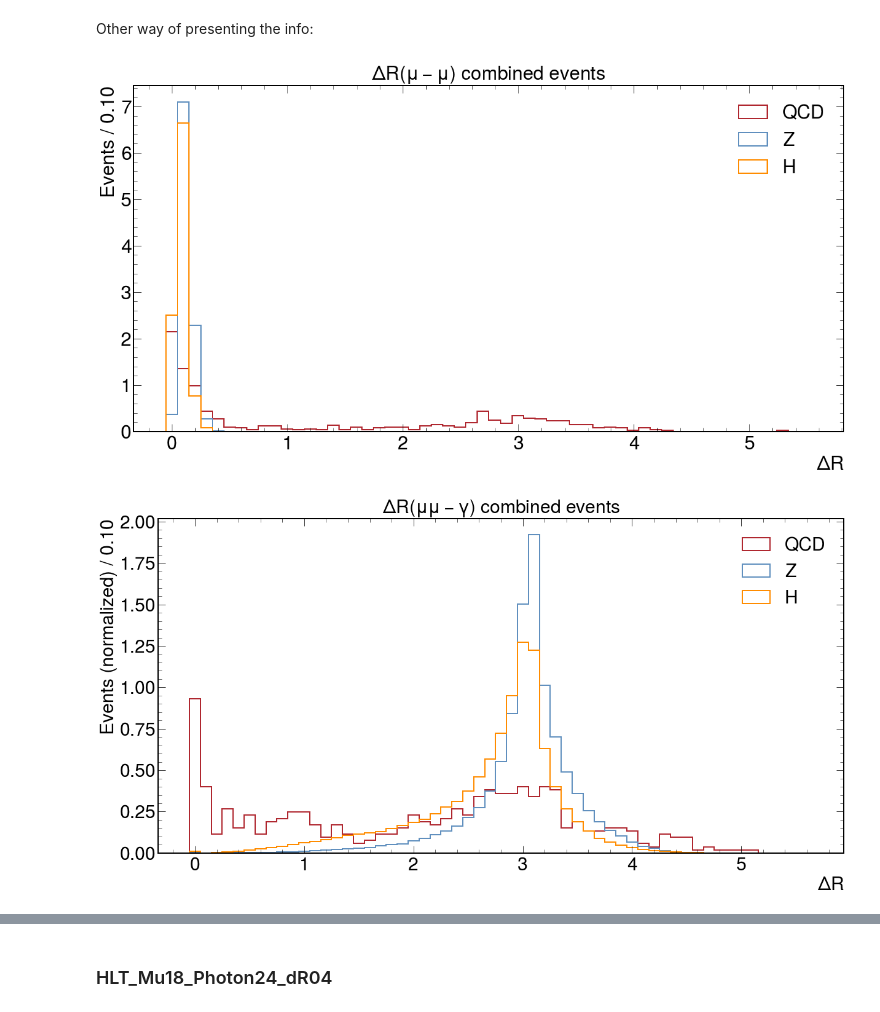
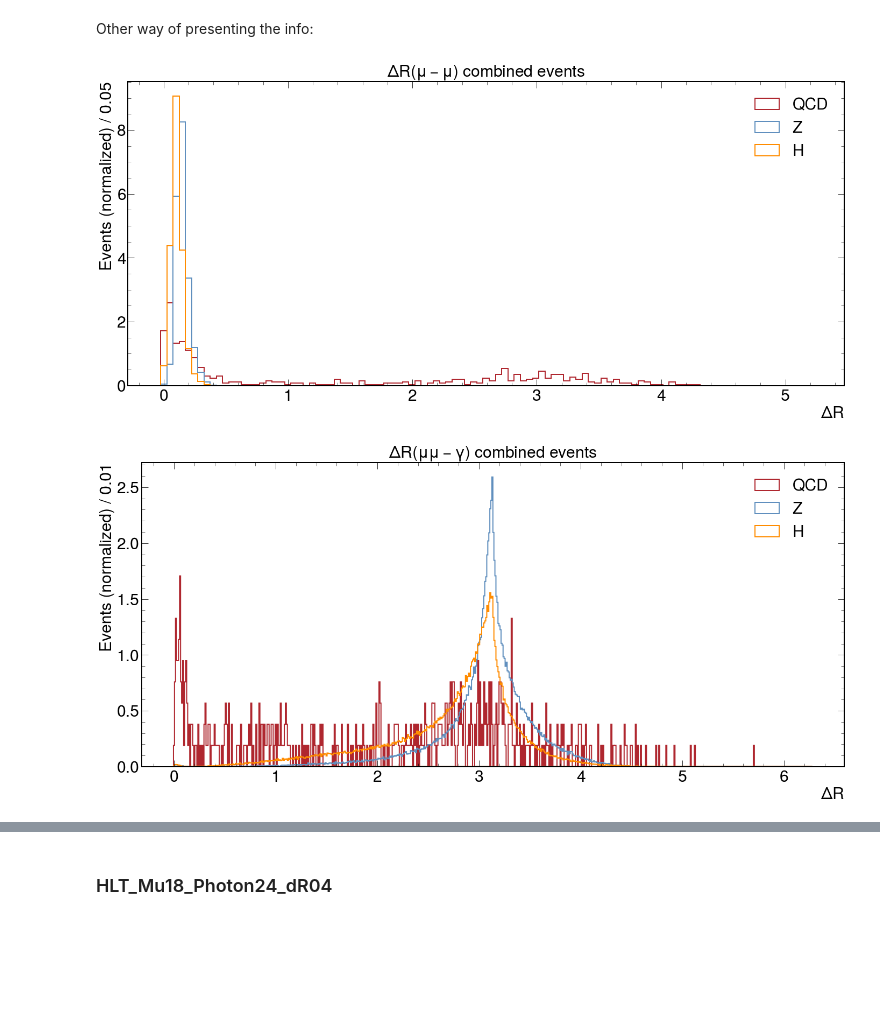
Before and after one commit to javivilladamigo/ResearchActivities, a Jupyter notebook: efficiencies.ipynb, the cells around one changed output, grey strips where cells are left out. Saved outputs shown, nothing was run; the diff lists cells and outputs as text; code cells hidden in the pictures; blank space fills up the shorter version.

Commit message:
increased binning of normalized histograms

```diff
--- a/efficiencies.ipynb
+++ b/efficiencies.ipynb
@@ -1207,9 +1207,9 @@ HorZ_H = H_events.HorZ[H_mask_kin]
 '''
 JPsi dR
 '''
-_min = 0
-_max = max(ak.max(JPsi_QCD.dR), ak.max(JPsi_Z.dR), ak.max(JPsi_H.dR))
-width = .1 # GeV
+_min = 0.
+_max = 5 * np.pi / 3. # max(ak.max(JPsi_QCD.dR), ak.max(JPsi_Z.dR), ak.max(JPsi_H.dR))
+width = 0.05 # GeV
 nbins = int(round((_max - _min) / width)) + 1
 xbins = np.linspace(_min, _max, nbins)
 
@@ -1265,11 +1265,12 @@ h, bins, _ = ax.hist(
 #ax.set_yscale("log")
 ax.tick_params(axis = 'both', which = 'major', labelsize = 30)
 ax.set_xlabel("$\Delta R$", fontsize = 30)
-ax.set_ylabel("Events / %.2f" % width, fontsize = 30)
+ax.set_ylabel("Events (normalized) / %.2f" % width, fontsize = 30)
 #ax.set_xlim(_min, _max)
 #ax.set_ylim(0, 12)
 ax.legend(loc = "best", fontsize = 30)
 ax.set_title("$\Delta R(\mu-\mu)$ combined events", fontsize = 30)
+fig.tight_layout()
 plt.savefig("plots/dR/dR_mumu_combined.pdf")
 
 
@@ -1286,9 +1287,9 @@ plt.savefig("plots/dR/dR_mumu_combined.pdf")
 '''
 ZH dR
 '''
-_min = 0
-_max = max(ak.max(HorZ_QCD.dR), ak.max(HorZ_Z.dR), ak.max(HorZ_H.dR))
-width = .1 # GeV
+_min = 0.
+_max = 2 * np.pi # max(ak.max(HorZ_QCD.dR), ak.max(HorZ_Z.dR), ak.max(HorZ_H.dR))
+width = 0.01 # GeV
 nbins = int(round((_max - _min) / width)) + 1
 xbins = np.linspace(_min, _max, nbins)
 
@@ -1325,32 +1326,33 @@ h, bins, _ = ax.hist(
     alpha = 1.,
     lw = 2.,
     label = 'Z',
     align = "left",
     density = True
     )
 
 h, bins, _ = ax.hist(
     _HorZ_dR_H,
     bins = xbins,
     histtype = 'stepfilled',
     ec = H_color,
     facecolor = "none",
     alpha = 1.,
     lw = 2.,
     label = 'H',
     align = "left",
     density = True
     )
 
 #ax.set_yscale("log")
 ax.tick_params(axis = 'both', which = 'major', labelsize = 30)
 ax.set_xlabel("$\Delta R$", fontsize = 30)
 ax.set_ylabel("Events (normalized) / %.2f" % width, fontsize = 30)
 #ax.set_xlim(_min, _max)
 #ax.set_ylim(0, 12)
 ax.legend(loc = "best", fontsize = 30)
 ax.set_title("$\Delta R(\mu\mu-\gamma)$ combined events", fontsize = 30)
+fig.tight_layout()
 plt.savefig("plots/dR/dR_mumuG_combined.pdf")
 # %% [output]
-[figure, old version]
+[figure, new version]
-[figure, old version]
+[figure, new version]
```
Also changed, not shown: parts of 2 cells of this notebook.
